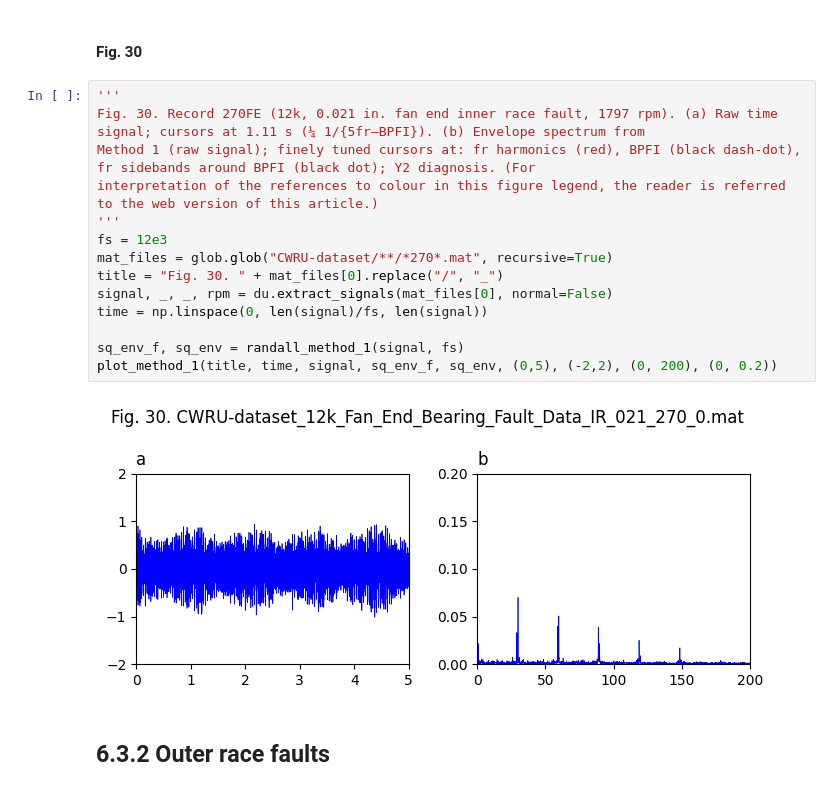
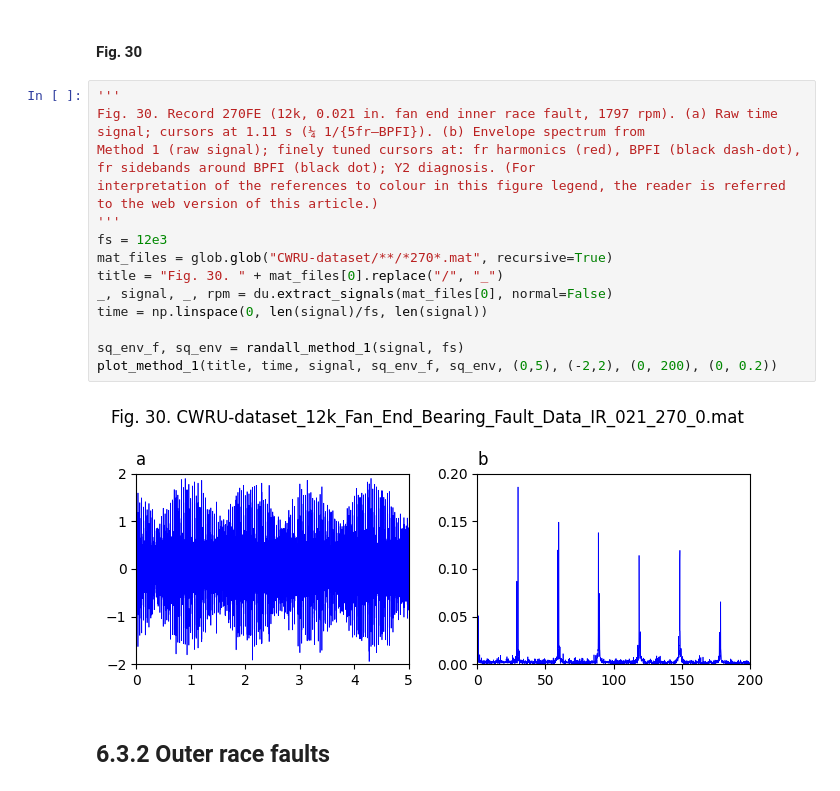
Before and after one commit to Aalto-Arotor/openConMo, a Jupyter notebook: src/randall_examples.ipynb, the cells around one changed output. Drawn from its saved outputs; the diff is of its cells as text.

```diff
--- a/src/randall_examples.ipynb
+++ b/src/randall_examples.ipynb
@@ -202,19 +195,19 @@ plot_method_1(title, time, signal, sq_env_f, sq_env, (0, 1.2), (-2,2), (0, 500),
 # %%
 '''
 Fig. 30. Record 270FE (12k, 0.021 in. fan end inner race fault, 1797 rpm). (a) Raw time signal; cursors at 1.11 s (¼ 1/{5fr–BPFI}). (b) Envelope spectrum from
 Method 1 (raw signal); finely tuned cursors at: fr harmonics (red), BPFI (black dash-dot), fr sidebands around BPFI (black dot); Y2 diagnosis. (For
 interpretation of the references to colour in this figure legend, the reader is referred to the web version of this article.)
 '''
 fs = 12e3
 mat_files = glob.glob("CWRU-dataset/**/*270*.mat", recursive=True)
 title = "Fig. 30. " + mat_files[0].replace("/", "_")
-signal, _, _, rpm = du.extract_signals(mat_files[0], normal=False)
+_, signal, _, rpm = du.extract_signals(mat_files[0], normal=False)
 time = np.linspace(0, len(signal)/fs, len(signal))
 
 sq_env_f, sq_env = randall_method_1(signal, fs)
 plot_method_1(title, time, signal, sq_env_f, sq_env, (0,5), (-2,2), (0, 200), (0, 0.2))
 # %% [output]
-[figure, old version]
+[figure, new version]
 # %% [markdown]
 ## 6.3.2 Outer race faults
 # %% [markdown]
```
Also changed, not shown: parts of 20 cells of this notebook, 5 other files.
